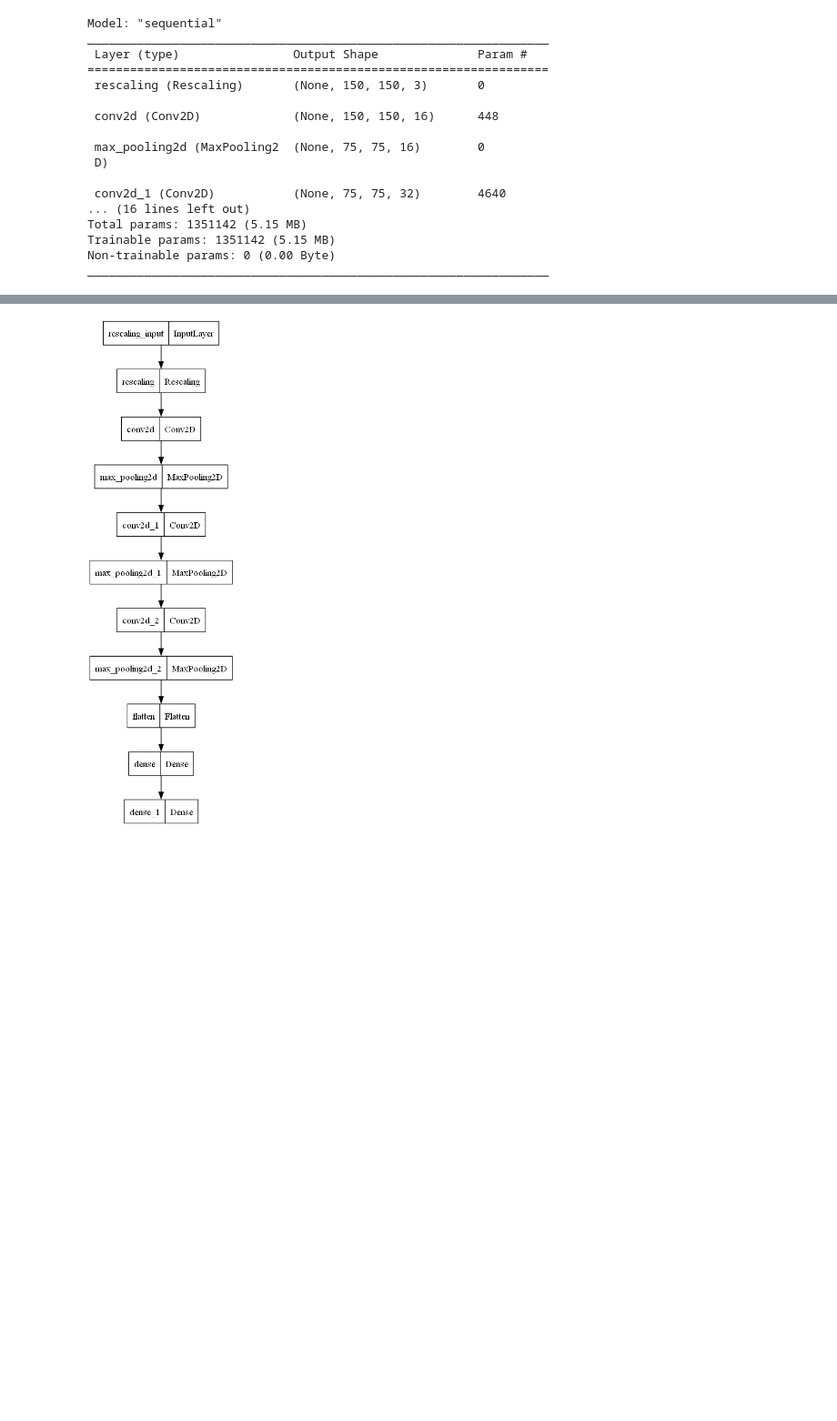
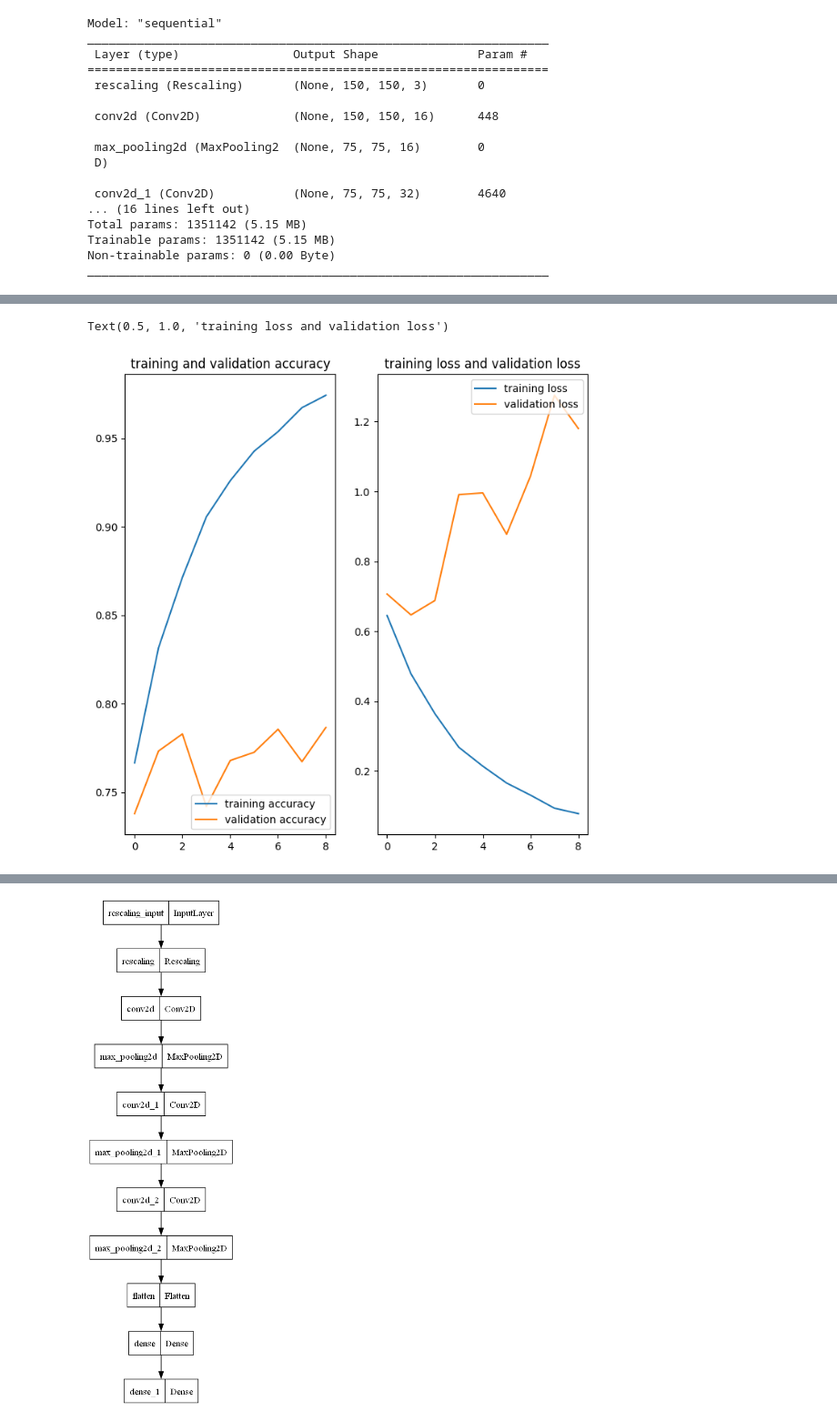
Before and after one commit to prabhsl/intel-image-classification-and-cv2-inference, a Jupyter notebook: intel image classification.ipynb, the cells around one changed output, grey strips where cells are left out. Shown at 91% size. Saved outputs shown, nothing was run; the diff lists cells and outputs as text; code cells hidden in the pictures; blank space fills up the shorter version.

```diff
--- a/intel image classification.ipynb
+++ b/intel image classification.ipynb
@@ -145,18 +170,21 @@ acc
 # %%
-epochs_range = range(epochs)
+epochs_range = range(early_stopping.stopped_epoch + 1)
 
 # plotting the graph between accuracy and validation accuracy on each epoch
 plt.figure(figsize= (8,8))
 plt.subplot(1, 2, 1)
 plt.plot(epochs_range, acc, label= "training accuracy")
 plt.plot(epochs_range, val_acc, label= "validation accuracy")
 plt.legend(loc= "lower right")
 plt.title("training and validation accuracy")
 # plotting the graph between loss and validation loss on each epoch
 plt.subplot(1, 2, 2)
 plt.plot(epochs_range, loss, label= "training loss")
 plt.plot(epochs_range, val_loss, label= "validation loss")
 plt.legend(loc= "upper right")
 plt.title("training loss and validation loss")
+# %% [output]
+Text(0.5, 1.0, 'training loss and validation loss')
+[figure, added]
 # %%
 %load_ext tensorboard
```
Also changed, not shown: parts of 6 cells of this notebook.
